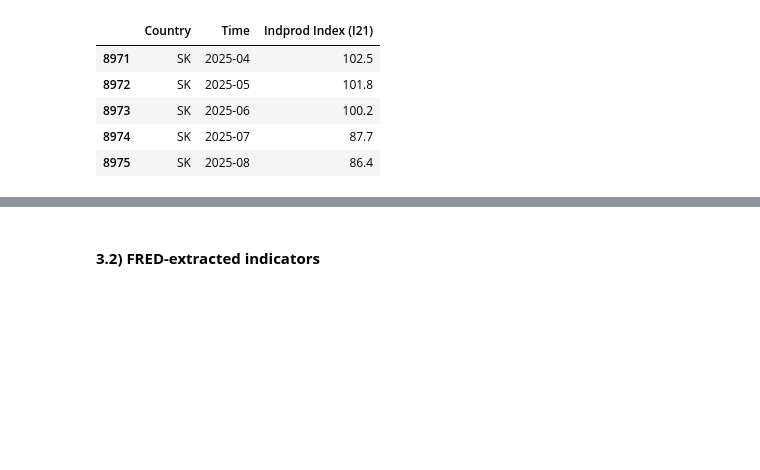
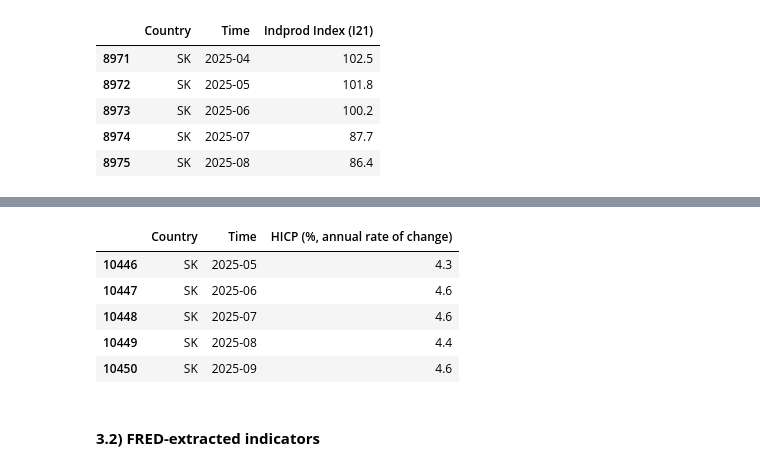
Before and after one commit to EliaLand/PSTR_Financial_Econometrics, a Jupyter notebook: data_fetcher/main.ipynb, the cells around one changed output, grey strips where cells are left out. Saved outputs shown, nothing was run; the diff lists cells and outputs as text; code cells hidden in the pictures; blank space fills up the shorter version.

```diff
--- a/data_fetcher/main.ipynb
+++ b/data_fetcher/main.ipynb
@@ -95,5 +145,35 @@ EURO_unem_m_raw.tail()
 # %%
-# Inflation
+# HICP by EU member state (monthly, annual rate of change, 1997-01 (varying), 2025-09)
+# https://ec.europa.eu/eurostat/databrowser/view/PRC_HICP_MANR__custom_3807536/bookmark/table?lang=en&bookmarkId=cd099aa2-8977-42d5-b5d8-bc5edd3a94df&c=1668007557361
+EURO_HICP_m_raw = fetch_EUROSTAT(
+    "prc_hicp_manr",
+    filters={
+    "geo": [
+    "EU27_2020", "EU28", "EA20", "EA19",
+    "BE", "BG", "CZ", "DK", "DE", "EE", "IE", "EL", "ES", "FR",
+    "HR", "IT", "CY", "LV", "LT", "LU", "HU", "MT", "NL", "AT",
+    "PL", "PT", "RO", "SI", "SK", "FI", "SE"
+    ],
+    "coicop": "CP00",
+    "unit": "RCH_A"
+    }
+)
+
+EURO_HICP_m_raw = EURO_HICP_m_raw[["geo", "time", "value"]]
+EURO_HICP_m_raw = EURO_HICP_m_raw.rename(columns={
+    "geo": "Country",
+    "time": "Time",
+    "value": "HICP (%, annual rate of change)"
+})
+
+EURO_HICP_m_raw.tail()
+# %% [output]
+|  | Country | Time | HICP (%, annual rate of change) |
+| 10446 | SK | 2025-05 | 4.3 |
+| 10447 | SK | 2025-06 | 4.6 |
+| 10448 | SK | 2025-07 | 4.6 |
+| 10449 | SK | 2025-08 | 4.4 |
+| 10450 | SK | 2025-09 | 4.6 |
 # %% [markdown]
 #### **3.2) FRED-extracted indicators**
 # %%
```
Also changed, not shown: parts of 10 cells of this notebook, 1 other file.
